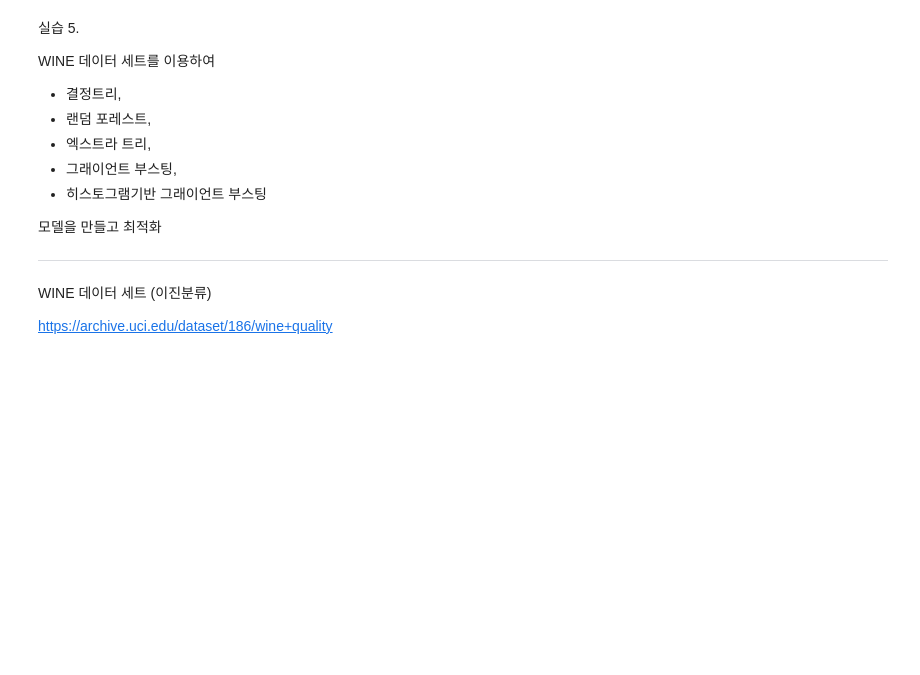
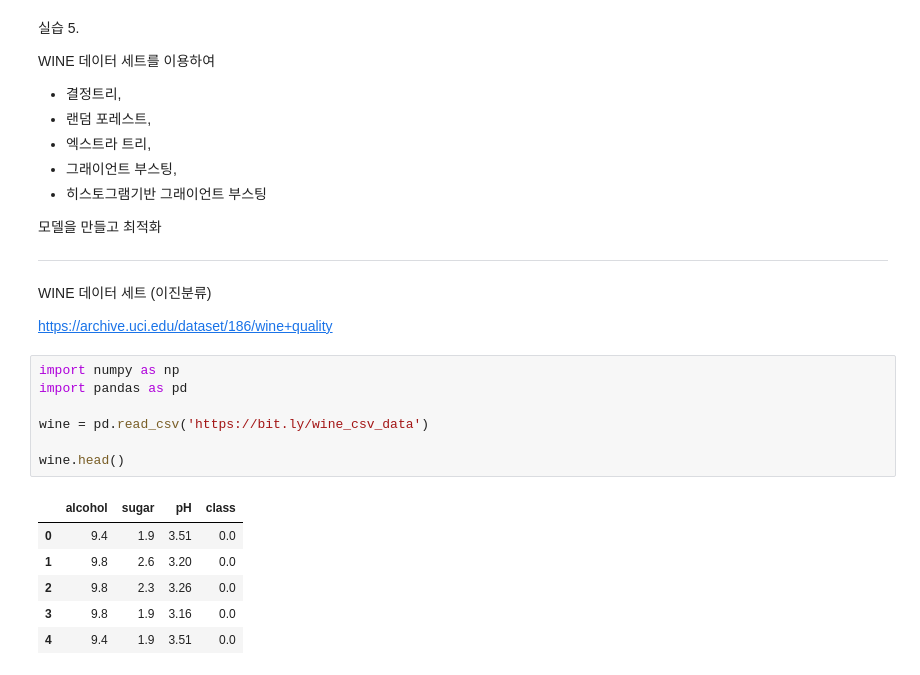
Before and after one commit to jungyoojang/MachineLearning, a Jupyter notebook: 5_3_트리의_앙상블.ipynb, the cells around one changed output. Saved outputs shown, nothing was run; the diff lists cells and outputs as text; blank space fills up the shorter version.

```diff
--- a/5_3_트리의_앙상블.ipynb
+++ b/5_3_트리의_앙상블.ipynb
@@ -314,3 +314,17 @@ WINE 데이터 세트를 이용하여
 WINE 데이터 세트 (이진분류)
 
 https://archive.uci.edu/dataset/186/wine+quality
+# %%
+import numpy as np
+import pandas as pd
+
+wine = pd.read_csv('https://bit.ly/wine_csv_data')
+
+wine.head()
+# %% [output]
+|  | alcohol | sugar | pH | class |
+| 0 | 9.4 | 1.9 | 3.51 | 0.0 |
+| 1 | 9.8 | 2.6 | 3.20 | 0.0 |
+| 2 | 9.8 | 2.3 | 3.26 | 0.0 |
+| 3 | 9.8 | 1.9 | 3.16 | 0.0 |
+| 4 | 9.4 | 1.9 | 3.51 | 0.0 |
```
Also changed, not shown: parts of 18 cells of this notebook.
